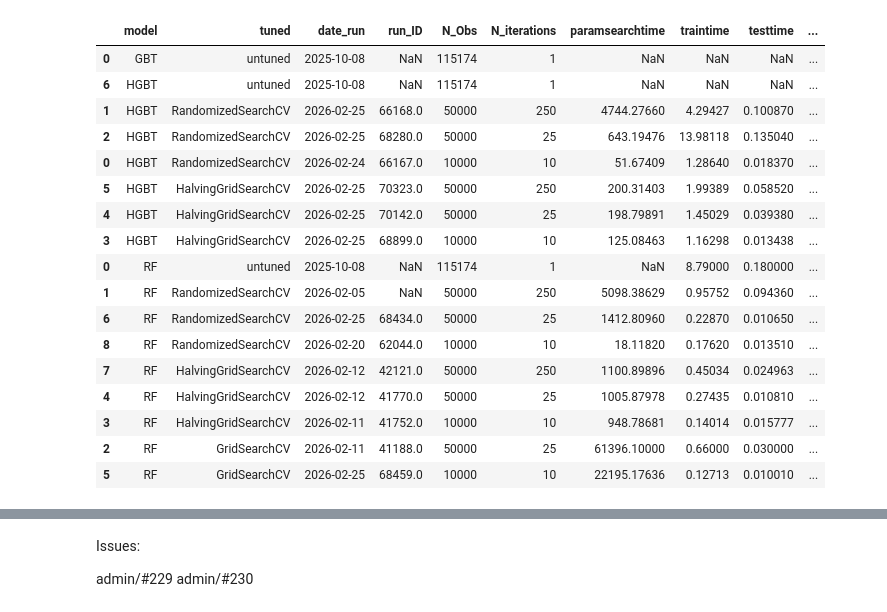
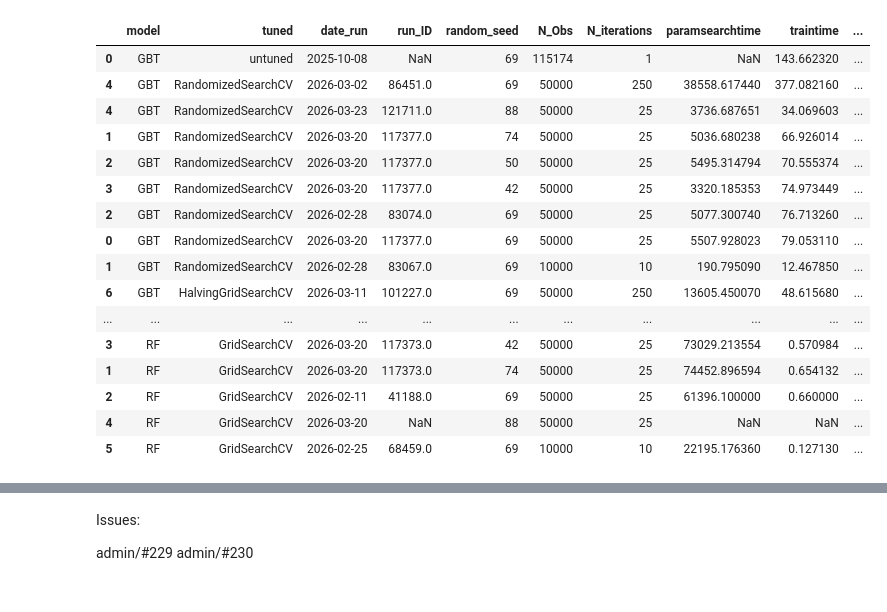
Before and after one commit to FlicAnderson/RSE-personas, a Jupyter notebook: githubanalysis/notebooks/SERS26-ML.ipynb, the cells around one changed output, grey strips where cells are left out. Saved outputs shown, nothing was run; the diff lists cells and outputs as text; code cells hidden in the pictures.

```diff
--- a/githubanalysis/notebooks/SERS26-ML.ipynb
+++ b/githubanalysis/notebooks/SERS26-ML.ipynb
@@ -125,0 +225,21 @@ clustering_df
+# %%
+# GBT RESULTS
+# GBT x GridSearchCV tuning NOT COMPLETED as 10k Obs x 10 iterations took over 96h to complete, and was killed due to job time.
+# Larger combinations (50k Obs x 25, 250 iterations) were NOT RUN due to length of
+GBT_models = {
+    "model": ["GBT", "GBT", "GBT", "GBT", "GBT", "GBT", "GBT", "GBT", "GBT", "GBT",],
+    "tuned": ["untuned", "RandomizedSearchCV", "RandomizedSearchCV", "HalvingGridSearchCV", "RandomizedSearchCV", "HalvingGridSearchCV", "HalvingGridSearchCV", "GridSearchCV", "GridSearchCV", "GridSearchCV", ],
+    "date_run": ["2025-10-08", "2026-02-28", "2026-02-28", "2026-02-28", "2026-03-02", "2026-03-02", "2026-03-11", "2026-03-11", "2026-03-16", "2026-03-16", ],
+    "run_ID": [None, 83067, 83074, 83073, 86451, 86460, 101227, None, None, None,],
+    "random_seed": [69, 69, 69, 69, 69, 69, 69, 69, 69, 69,],
+    "N_Obs": [115174, 10000, 50000, 10000, 50000, 50000, 50000, 10000, 50000, 50000,],
+    "N_iterations": [1, 10, 25, 10, 250, 25, 250, 10, 25, 250,],
+    "paramsearchtime":[None, 190.79509, 5077.30074, 11903.82060, 38558.61744, 14316.73995, 13605.45007, None, None, None,],
+    "traintime": [143.66232, 12.46785, 76.71326, 21.80351, 377.08216, 49.18544, 48.61568, None, None, None,],
+    "testtime": [0.64066,  0.01802, 0.06344, 0.02845,  0.55250, 0.04621, 0.04434, None, None, None,],
+    "accuracy": [0.99052, 0.99000, 0.99088, 0.98920, 0.99216, 0.98784, 0.98784, None, None, None,],
+    "F1": [0.85929, 0.70529, 0.86567, 0.70019, 0.86706, 0.85494, 0.85494, None, None, None,],
+    "ROC_AUC_ovo": [0.99959, 0.76378, 0.98625, 0.83141, 0.98698, 0.97342, 0.97342, None, None, None,], # OVO (typically lower). Not ovr.
+}
+GBT_models_df = pd.DataFrame(data=GBT_models)
+GBT_models_df
@@ -126,25 +280,32 @@ clustering_df
 # %%
 # UNITE!
-models_df = pd.concat([RF_models_df, HGBT_models_df, GBT_models_df])
+models_df = pd.concat([
+    RF_models_df,
+    HGBT_models_df,
+    GBT_models_df,
+    repeats_50k_25it_RF_halving_df,
+    repeats_50k_25it_GBT_randomized_df,
+    repeats_50k_25it_HGBT_randomized_df,
+    repeats_50k_25it_RF_grid_df, # still incomplete, last seed run required.
+])
 
 models_df['totalTTtime'] =  models_df["traintime"] + models_df['testtime'] # in seconds
 models_df.sort_values(by=["model", "tuned", "N_Obs", "N_iterations", "totalTTtime", "ROC_AUC_ovo"], ascending=[True, False, False, False, True, False])
 # %% [output]
-|  | model | tuned | date_run | run_ID | N_Obs | N_iterations | paramsearchtime | traintime | testtime | ... |
-| 0 | GBT | untuned | 2025-10-08 | NaN | 115174 | 1 | NaN | NaN | NaN | ... |
-| 6 | HGBT | untuned | 2025-10-08 | NaN | 115174 | 1 | NaN | NaN | NaN | ... |
-| 1 | HGBT | RandomizedSearchCV | 2026-02-25 | 66168.0 | 50000 | 250 | 4744.27660 | 4.29427 | 0.100870 | ... |
-| 2 | HGBT | RandomizedSearchCV | 2026-02-25 | 68280.0 | 50000 | 25 | 643.19476 | 13.98118 | 0.135040 | ... |
-| 0 | HGBT | RandomizedSearchCV | 2026-02-24 | 66167.0 | 10000 | 10 | 51.67409 | 1.28640 | 0.018370 | ... |
-| 5 | HGBT | HalvingGridSearchCV | 2026-02-25 | 70323.0 | 50000 | 250 | 200.31403 | 1.99389 | 0.058520 | ... |
-| 4 | HGBT | HalvingGridSearchCV | 2026-02-25 | 70142.0 | 50000 | 25 | 198.79891 | 1.45029 | 0.039380 | ... |
-| 3 | HGBT | HalvingGridSearchCV | 2026-02-25 | 68899.0 | 10000 | 10 | 125.08463 | 1.16298 | 0.013438 | ... |
-| 0 | RF | untuned | 2025-10-08 | NaN | 115174 | 1 | NaN | 8.79000 | 0.180000 | ... |
-| 1 | RF | RandomizedSearchCV | 2026-02-05 | NaN | 50000 | 250 | 5098.38629 | 0.95752 | 0.094360 | ... |
-| 6 | RF | RandomizedSearchCV | 2026-02-25 | 68434.0 | 50000 | 25 | 1412.80960 | 0.22870 | 0.010650 | ... |
-| 8 | RF | RandomizedSearchCV | 2026-02-20 | 62044.0 | 10000 | 10 | 18.11820 | 0.17620 | 0.013510 | ... |
-| 7 | RF | HalvingGridSearchCV | 2026-02-12 | 42121.0 | 50000 | 250 | 1100.89896 | 0.45034 | 0.024963 | ... |
-| 4 | RF | HalvingGridSearchCV | 2026-02-12 | 41770.0 | 50000 | 25 | 1005.87978 | 0.27435 | 0.010810 | ... |
-| 3 | RF | HalvingGridSearchCV | 2026-02-11 | 41752.0 | 10000 | 10 | 948.78681 | 0.14014 | 0.015777 | ... |
-| 2 | RF | GridSearchCV | 2026-02-11 | 41188.0 | 50000 | 25 | 61396.10000 | 0.66000 | 0.030000 | ... |
-| 5 | RF | GridSearchCV | 2026-02-25 | 68459.0 | 10000 | 10 | 22195.17636 | 0.12713 | 0.010010 | ... |
+|  | model | tuned | date_run | run_ID | random_seed | N_Obs | N_iterations | paramsearchtime | traintime | ... |
+| 0 | GBT | untuned | 2025-10-08 | NaN | 69 | 115174 | 1 | NaN | 143.662320 | ... |
+| 4 | GBT | RandomizedSearchCV | 2026-03-02 | 86451.0 | 69 | 50000 | 250 | 38558.617440 | 377.082160 | ... |
+| 4 | GBT | RandomizedSearchCV | 2026-03-23 | 121711.0 | 88 | 50000 | 25 | 3736.687651 | 34.069603 | ... |
+| 1 | GBT | RandomizedSearchCV | 2026-03-20 | 117377.0 | 74 | 50000 | 25 | 5036.680238 | 66.926014 | ... |
+| 2 | GBT | RandomizedSearchCV | 2026-03-20 | 117377.0 | 50 | 50000 | 25 | 5495.314794 | 70.555374 | ... |
+| 3 | GBT | RandomizedSearchCV | 2026-03-20 | 117377.0 | 42 | 50000 | 25 | 3320.185353 | 74.973449 | ... |
+| 2 | GBT | RandomizedSearchCV | 2026-02-28 | 83074.0 | 69 | 50000 | 25 | 5077.300740 | 76.713260 | ... |
+| 0 | GBT | RandomizedSearchCV | 2026-03-20 | 117377.0 | 69 | 50000 | 25 | 5507.928023 | 79.053110 | ... |
+| 1 | GBT | RandomizedSearchCV | 2026-02-28 | 83067.0 | 69 | 10000 | 10 | 190.795090 | 12.467850 | ... |
+| 6 | GBT | HalvingGridSearchCV | 2026-03-11 | 101227.0 | 69 | 50000 | 250 | 13605.450070 | 48.615680 | ... |
+| ... | ... | ... | ... | ... | ... | ... | ... | ... | ... | ... |
+| 3 | RF | GridSearchCV | 2026-03-20 | 117373.0 | 42 | 50000 | 25 | 73029.213554 | 0.570984 | ... |
+| 1 | RF | GridSearchCV | 2026-03-20 | 117373.0 | 74 | 50000 | 25 | 74452.896594 | 0.654132 | ... |
+| 2 | RF | GridSearchCV | 2026-02-11 | 41188.0 | 69 | 50000 | 25 | 61396.100000 | 0.660000 | ... |
+| 4 | RF | GridSearchCV | 2026-03-20 | NaN | 88 | 50000 | 25 | NaN | NaN | ... |
+| 5 | RF | GridSearchCV | 2026-02-25 | 68459.0 | 69 | 10000 | 10 | 22195.176360 | 0.127130 | ... |
```
Also changed, not shown: parts of 100 cells of this notebook, 1 other file.
